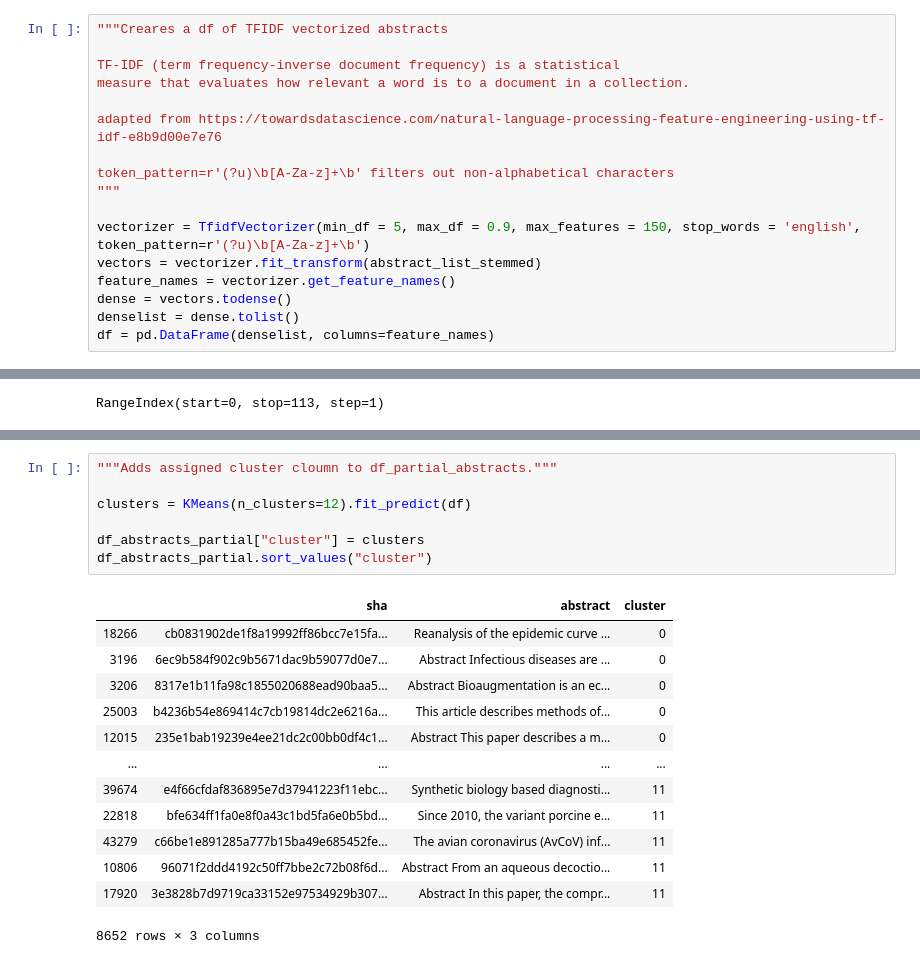
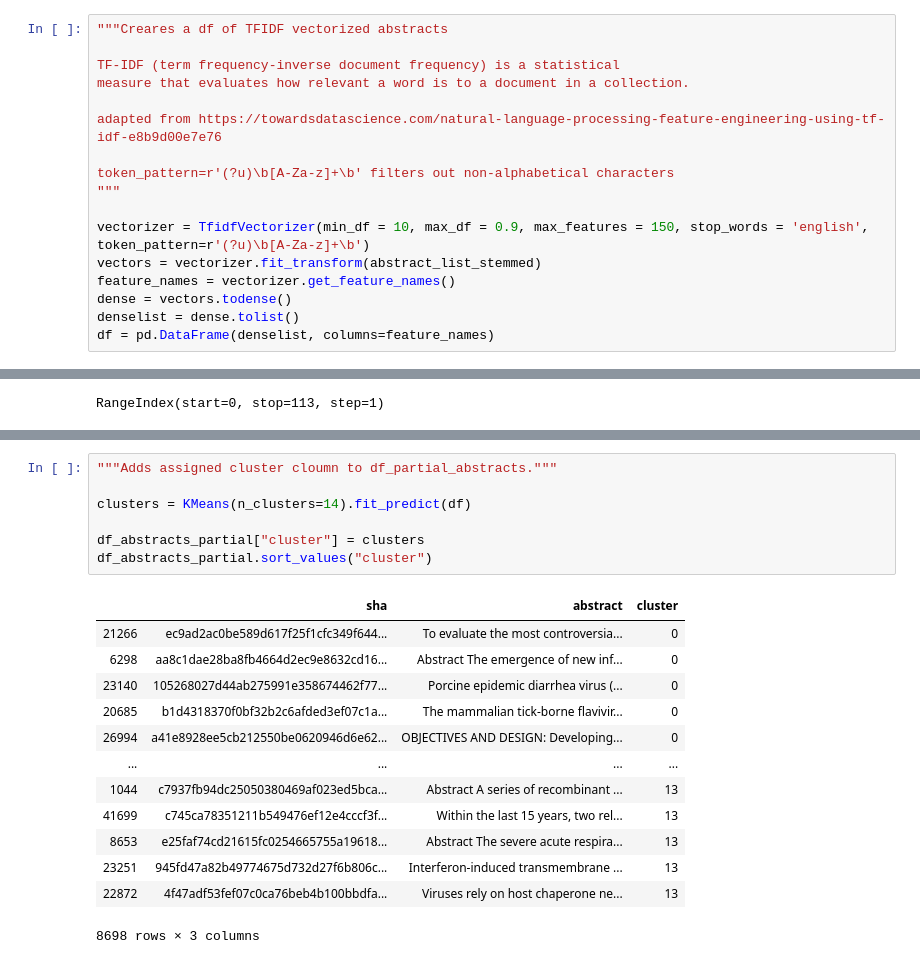
Before and after one commit to jay-feng/CORD-project, a Jupyter notebook: COVID-19 Research Papers K-Means Clustering.ipynb, the cells around one changed output, grey strips where cells are left out. Cells and saved outputs as stored; diff of their text form.

```diff
--- a/COVID-19 Research Papers K-Means Clustering.ipynb
+++ b/COVID-19 Research Papers K-Means Clustering.ipynb
@@ -123,7 +125,7 @@ adapted from https://towardsdatascience.com/natural-language-processing-feature-
 token_pattern=r'(?u)\b[A-Za-z]+\b' filters out non-alphabetical characters
 """
 
-vectorizer = TfidfVectorizer(min_df = 5, max_df = 0.9, max_features = 150, stop_words = 'english', token_pattern=r'(?u)\b[A-Za-z]+\b')
+vectorizer = TfidfVectorizer(min_df = 10, max_df = 0.9, max_features = 150, stop_words = 'english', token_pattern=r'(?u)\b[A-Za-z]+\b')
 vectors = vectorizer.fit_transform(abstract_list_stemmed)
 feature_names = vectorizer.get_feature_names()
 dense = vectors.todense()
@@ -267,24 +269,24 @@ OrderedDict([('pneumonia', 0.6580116228373272),
 # %%
 """Adds assigned cluster cloumn to df_partial_abstracts."""
 
-clusters = KMeans(n_clusters=12).fit_predict(df)
+clusters = KMeans(n_clusters=14).fit_predict(df)
 
 df_abstracts_partial["cluster"] = clusters
 df_abstracts_partial.sort_values("cluster")
 # %% [output]
 |  | sha | abstract | cluster |
-| 18266 | cb0831902de1f8a19992ff86bcc7e15fa... | Reanalysis of the epidemic curve ... | 0 |
-| 3196 | 6ec9b584f902c9b5671dac9b59077d0e7... | Abstract Infectious diseases are ... | 0 |
-| 3206 | 8317e1b11fa98c1855020688ead90baa5... | Abstract Bioaugmentation is an ec... | 0 |
-| 25003 | b4236b54e869414c7cb19814dc2e6216a... | This article describes methods of... | 0 |
-| 12015 | 235e1bab19239e4ee21dc2c00bb0df4c1... | Abstract This paper describes a m... | 0 |
+| 21266 | ec9ad2ac0be589d617f25f1cfc349f644... | To evaluate the most controversia... | 0 |
+| 6298 | aa8c1dae28ba8fb4664d2ec9e8632cd16... | Abstract The emergence of new inf... | 0 |
+| 23140 | 105268027d44ab275991e358674462f77... | Porcine epidemic diarrhea virus (... | 0 |
+| 20685 | b1d4318370f0bf32b2c6afded3ef07c1a... | The mammalian tick-borne flavivir... | 0 |
+| 26994 | a41e8928ee5cb212550be0620946d6e62... | OBJECTIVES AND DESIGN: Developing... | 0 |
 | ... | ... | ... | ... |
-| 39674 | e4f66cfdaf836895e7d37941223f11ebc... | Synthetic biology based diagnosti... | 11 |
-| 22818 | bfe634ff1fa0e8f0a43c1bd5fa6e0b5bd... | Since 2010, the variant porcine e... | 11 |
-| 43279 | c66be1e891285a777b15ba49e685452fe... | The avian coronavirus (AvCoV) inf... | 11 |
-| 10806 | 96071f2ddd4192c50ff7bbe2c72b08f6d... | Abstract From an aqueous decoctio... | 11 |
-| 17920 | 3e3828b7d9719ca33152e97534929b307... | Abstract In this paper, the compr... | 11 |
+| 1044 | c7937fb94dc25050380469af023ed5bca... | Abstract A series of recombinant ... | 13 |
+| 41699 | c745ca78351211b549476ef12e4cccf3f... | Within the last 15 years, two rel... | 13 |
+| 8653 | e25faf74cd21615fc0254665755a19618... | Abstract The severe acute respira... | 13 |
+| 23251 | 945fd47a82b49774675d732d27f6b806c... | Interferon-induced transmembrane ... | 13 |
+| 22872 | 4f47adf53fef07c0ca76beb4b100bbdfa... | Viruses rely on host chaperone ne... | 13 |
-8652 rows × 3 columns
+8698 rows × 3 columns
 # %%
 clustercounts = df_abstracts_partial[["abstract", "cluster"]]
 clustercounts = clustercounts.groupby("cluster", as_index=False).count().sort_values("cluster", ascending=True)
```
Also changed, not shown: parts of 13 cells of this notebook.
